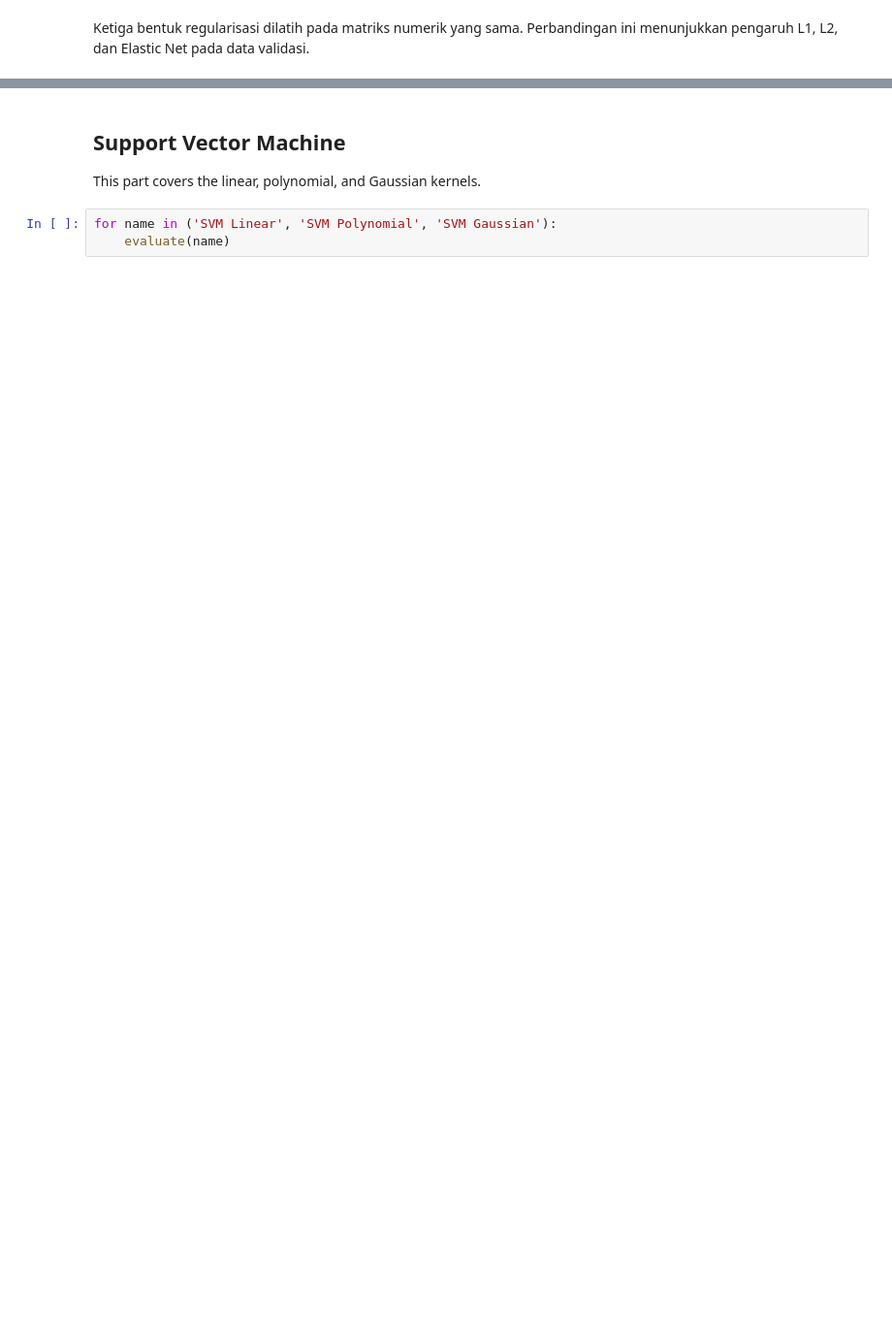
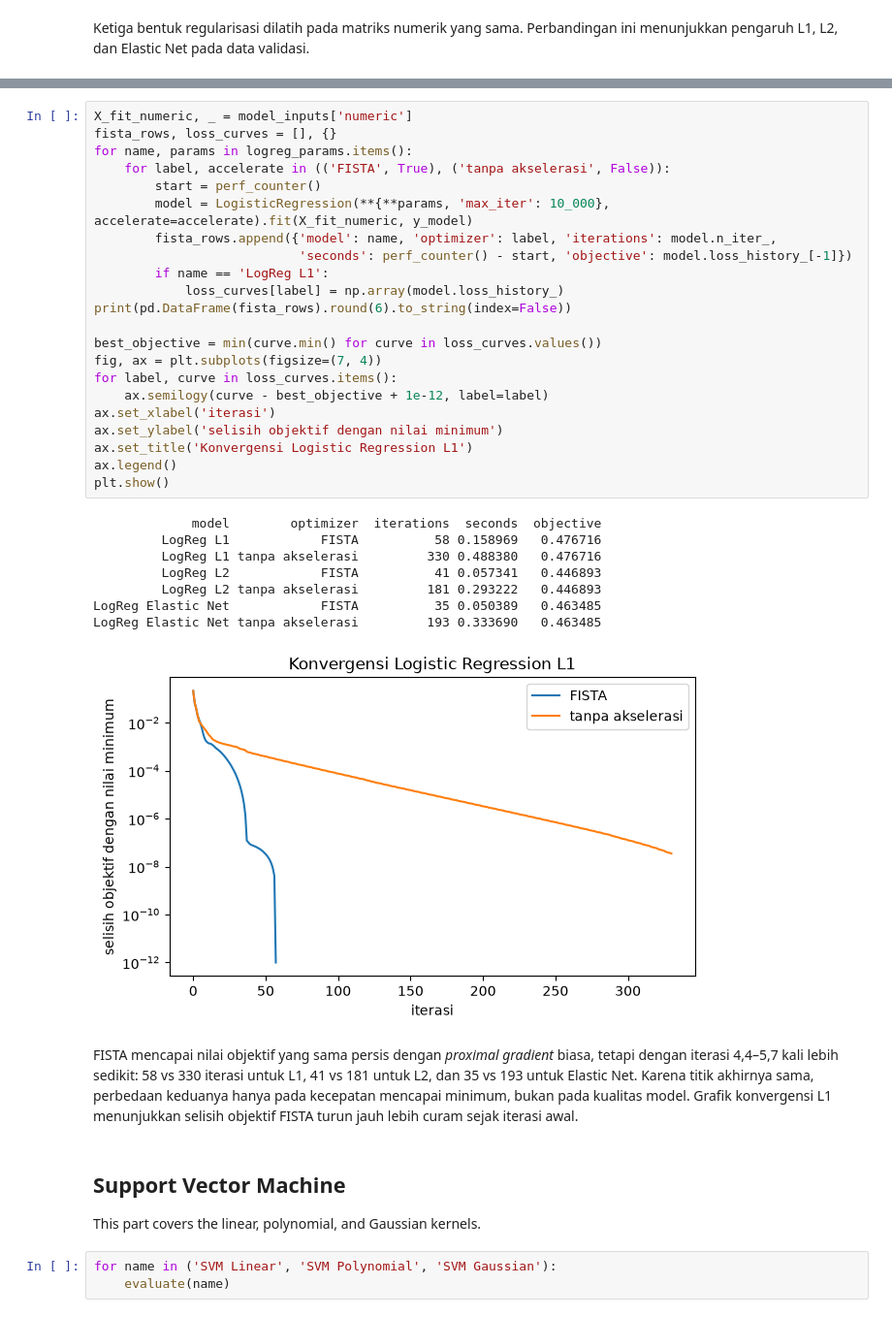
Before and after one commit to Alvacodee/IF3170_G13_brownbear, a Jupyter notebook: src/IF3170_G13_brownbear.ipynb, the cells around one changed output, grey strips where cells are left out. Shown at 97% size. Cells and saved outputs as stored; diff of their text form; blank space fills up the shorter version.

Commit message:
feat(notebook): explain FISTA and SMO optimizations and add SVM kernel plot

```diff
--- a/src/IF3170_G13_brownbear.ipynb
+++ b/src/IF3170_G13_brownbear.ipynb
@@ -1086,3 +1101,36 @@ Ketiga bentuk regularisasi dilatih pada matriks numerik yang sama. Perbandingan
+# %%
+X_fit_numeric, _ = model_inputs['numeric']
+fista_rows, loss_curves = [], {}
+for name, params in logreg_params.items():
+    for label, accelerate in (('FISTA', True), ('tanpa akselerasi', False)):
+        start = perf_counter()
+        model = LogisticRegression(**{**params, 'max_iter': 10_000}, accelerate=accelerate).fit(X_fit_numeric, y_model)
+        fista_rows.append({'model': name, 'optimizer': label, 'iterations': model.n_iter_,
+                           'seconds': perf_counter() - start, 'objective': model.loss_history_[-1]})
+        if name == 'LogReg L1':
+            loss_curves[label] = np.array(model.loss_history_)
+print(pd.DataFrame(fista_rows).round(6).to_string(index=False))
+
+best_objective = min(curve.min() for curve in loss_curves.values())
+fig, ax = plt.subplots(figsize=(7, 4))
+for label, curve in loss_curves.items():
+    ax.semilogy(curve - best_objective + 1e-12, label=label)
+ax.set_xlabel('iterasi')
+ax.set_ylabel('selisih objektif dengan nilai minimum')
+ax.set_title('Konvergensi Logistic Regression L1')
+ax.legend()
+plt.show()
+# %% [output]
+             model        optimizer  iterations  seconds  objective
+         LogReg L1            FISTA          58 0.158969   0.476716
+         LogReg L1 tanpa akselerasi         330 0.488380   0.476716
+         LogReg L2            FISTA          41 0.057341   0.446893
+         LogReg L2 tanpa akselerasi         181 0.293222   0.446893
+LogReg Elastic Net            FISTA          35 0.050389   0.463485
+LogReg Elastic Net tanpa akselerasi         193 0.333690   0.463485
+[figure, added]
+# %% [markdown]
+FISTA mencapai nilai objektif yang sama persis dengan *proximal gradient* biasa, tetapi dengan iterasi 4,4–5,7 kali lebih sedikit: 58 vs 330 iterasi untuk L1, 41 vs 181 untuk L2, dan 35 vs 193 untuk Elastic Net. Karena titik akhirnya sama, perbedaan keduanya hanya pada kecepatan mencapai minimum, bukan pada kualitas model. Grafik konvergensi L1 menunjukkan selisih objektif FISTA turun jauh lebih curam sejak iterasi awal.
 # %% [markdown]
 <!-- rubric v3: total slack, slack_total -->
 
```
Also changed, not shown: parts of 22 cells of this notebook, 1 other file.
